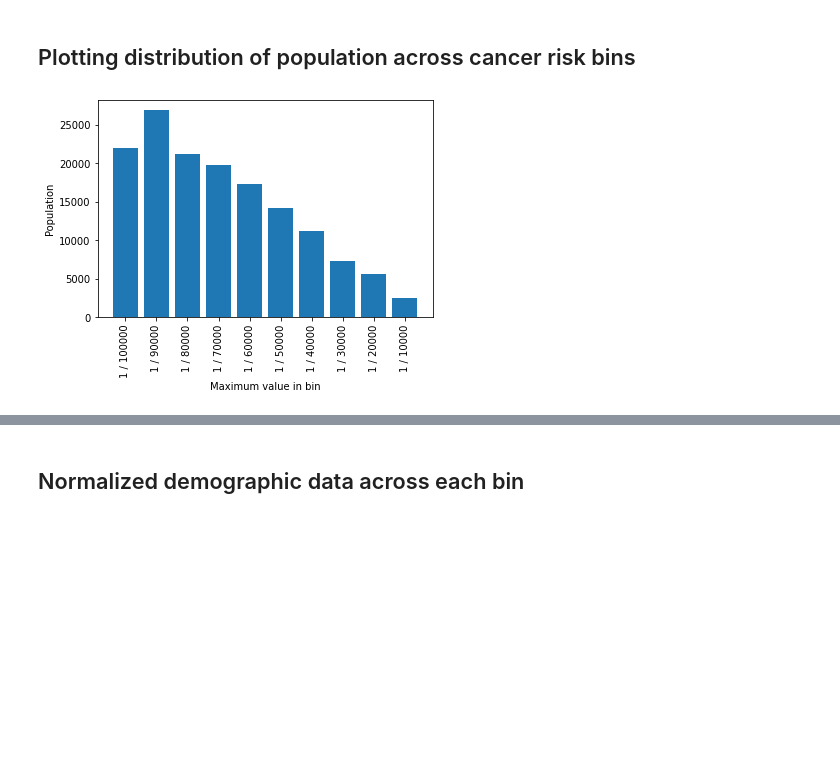
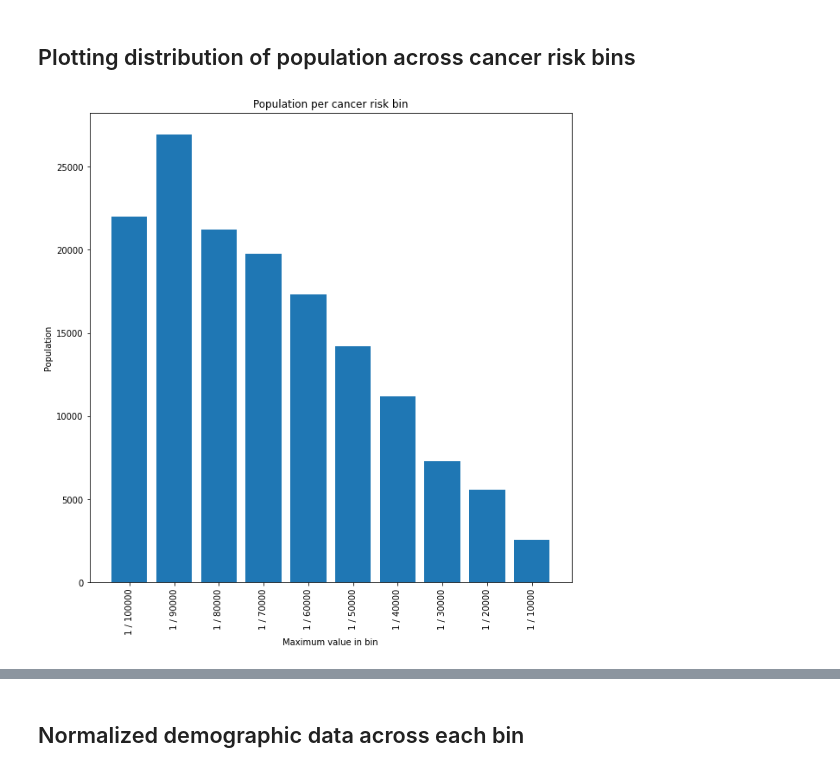
Before and after one commit to jasondamico/d3-visualizations, a Jupyter notebook: propublica_hotspots/eda/cancer_risk_distribution.ipynb, the cells around one changed output, grey strips where cells are left out. Drawn from its saved outputs; the diff is of its cells as text; code cells hidden in the pictures; blank space fills up the shorter version.

```diff
--- a/propublica_hotspots/eda/cancer_risk_distribution.ipynb
+++ b/propublica_hotspots/eda/cancer_risk_distribution.ipynb
@@ -66,37 +66,40 @@ race_cols = [
 ]
 # %%
 from math import ceil
+
+plt.figure(figsize=(10,10))
 
 labels = []
 pops = []
 data = []
 
 for i in range(len(bins) - 1):
     row_data = []
 
     bin_str = "1 / " + str(ceil((1 / bins[i])))
     row_data.append(bin_str)
 
     bin_group = gridspaces_df.loc[(gridspaces_df["ilcr"] >= bins[i]) & (gridspaces_df["ilcr"] < bins[i + 1])]
 
     pop = bin_group["Total"].sum()
     row_data.append(pop)
 
     for col in race_cols:
         race_total = bin_group[col].sum()
         row_data.append(race_total)
 
     pops.append(pop)
     data.append(row_data)
     labels.append(bin_str)
 
 # Create DataFrame with sums from each demographic groups from each group
 cancer_groups = pd.DataFrame(data, columns=["Maximum value in bin", "Total"] + race_cols)
 
 plt.bar(labels, pops)
 plt.xticks(rotation=90)
 plt.xlabel("Maximum value in bin")
 plt.ylabel("Population")
+plt.title("Population per cancer risk bin")
 plt.show()
 # %% [output]
-[figure, old version]
+[figure, new version]
```
Also changed, not shown: parts of 6 cells of this notebook.
